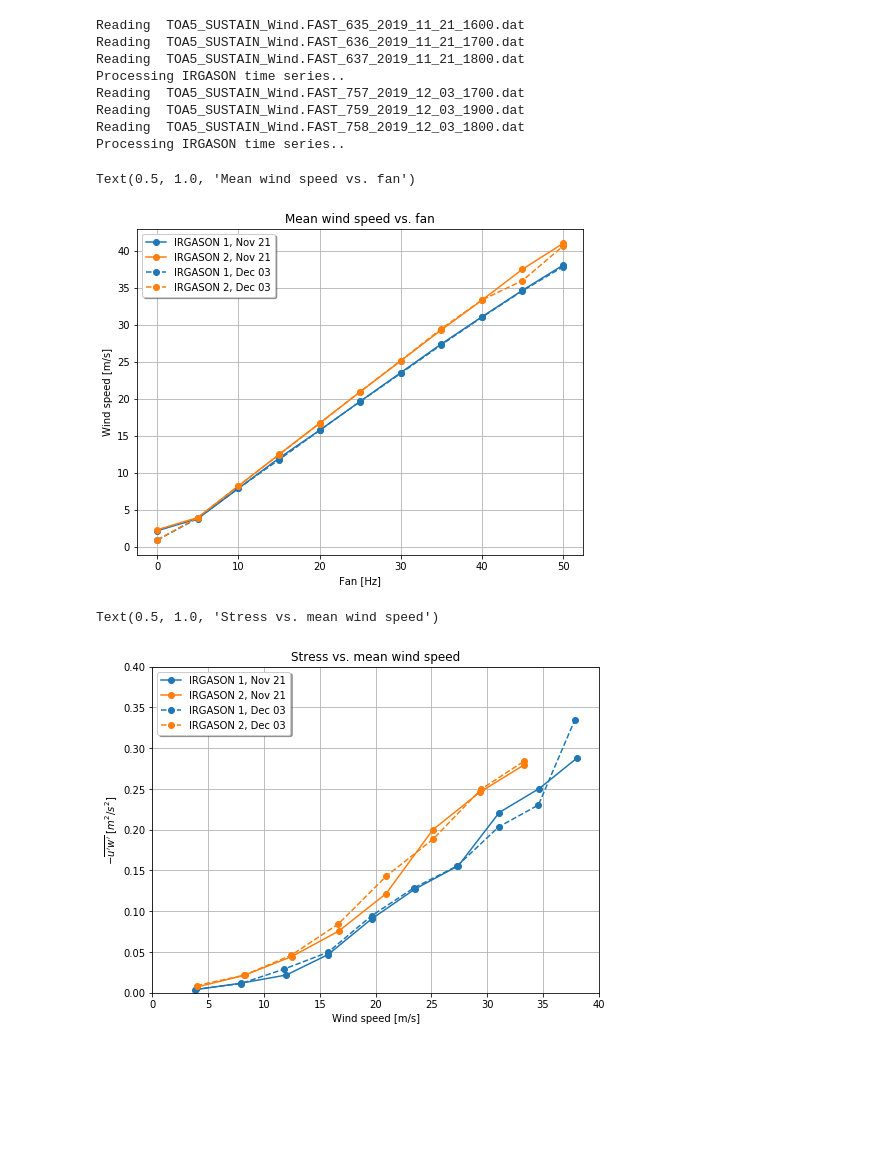
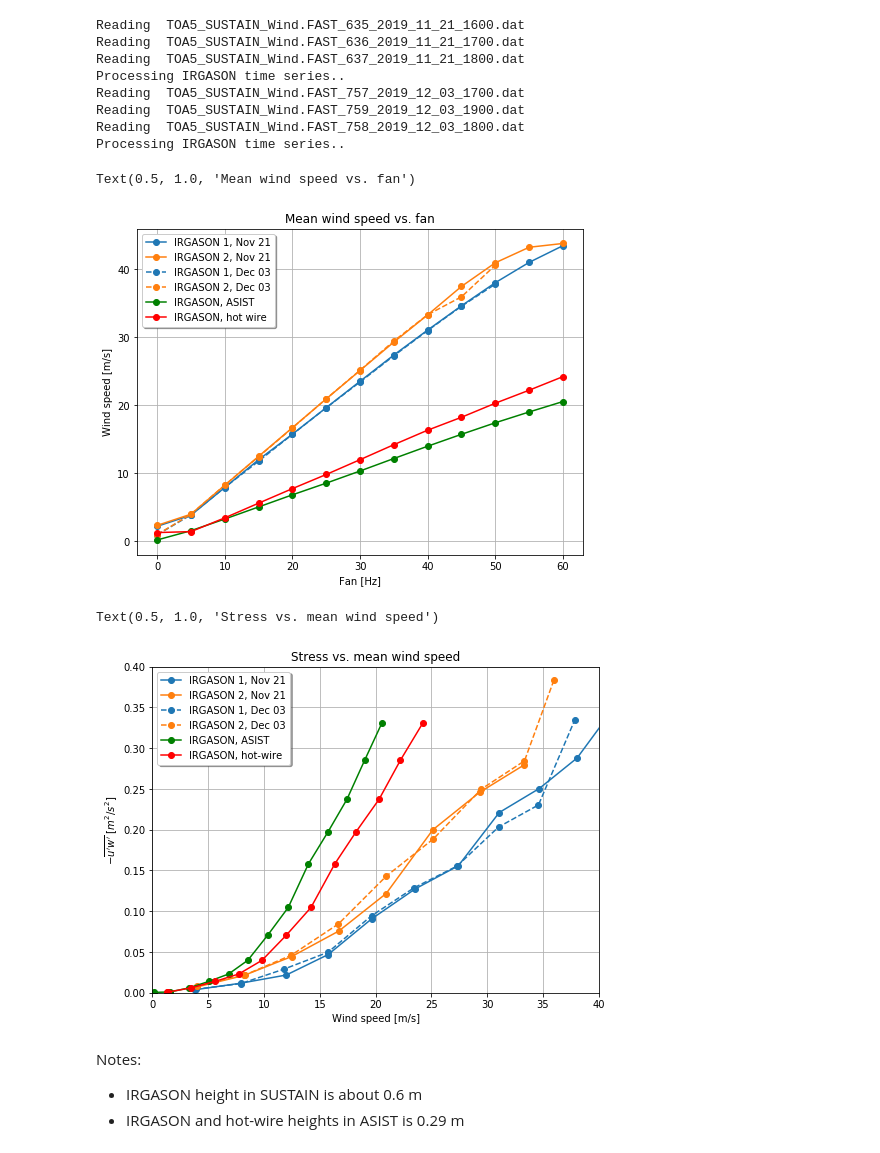
Before and after one commit to sustain-lab/sustain-drag-2020, a Jupyter notebook: irgason_stress_compare_experiments.ipynb, the cells around one changed output. Saved outputs shown, nothing was run; the diff lists cells and outputs as text; code cells hidden in the pictures; blank space fills up the shorter version.

Commit message:
add stress for ASIST for comparison

```diff
--- a/irgason_stress_compare_experiments.ipynb
+++ b/irgason_stress_compare_experiments.ipynb
@@ -39,7 +40,7 @@ def get_stress_from_irgason(irgason_files, start_time, fan):
     return U1, uw1, U2, uw2
 # %%
 # experiment parameters
-fan = range(0, 55, 5)
+fan = range(0, 65, 5)
 run_seconds = 600
 # %%
 # Experiment 2019-11-21
@@ -52,9 +53,10 @@ exp1['U1'], exp1['uw1'], exp1['U2'], exp1['uw2'] = get_stress_from_irgason(irgas
 # exclude 0 Hz data and some questionable data in high winds
 exp1['uw1'][0] = np.nan
 exp1['uw2'][0] = np.nan
-exp1['uw2'][-2:] = np.nan
+exp1['uw2'][-4:] = np.nan
+exp1['uw2'][-3:] = np.nan
 
-# Experiment 2019-11-21
+# Experiment 2019-12-03
 DATAPATH = '/home/milan/Work/sustain/data/sustain-nsf-2019/20191203'
 irgason_files = glob.glob(DATAPATH + '/TOA5_SUSTAIN_Wind.FAST*.dat')
 start_time = datetime(2019, 12, 3, 17, 30)
@@ -64,7 +66,11 @@ exp2['U1'], exp2['uw1'], exp2['U2'], exp2['uw2'] = get_stress_from_irgason(irgas
 # exclude 0 Hz data and some questionable data in high winds
 exp2['uw1'][0] = np.nan
 exp2['uw2'][0] = np.nan
-exp2['uw2'][-2:] = np.nan
+exp2['uw1'][-1:] = np.nan
+exp2['uw2'][-3:] = np.nan
+
+exp2['U1'][-2:] = np.nan
+exp2['U2'][-2:] = np.nan
 # %% [output]
 Reading  TOA5_SUSTAIN_Wind.FAST_635_2019_11_21_1600.dat
 Reading  TOA5_SUSTAIN_Wind.FAST_636_2019_11_21_1700.dat
@@ -74,26 +80,38 @@ Reading  TOA5_SUSTAIN_Wind.FAST_757_2019_12_03_1700.dat
 Reading  TOA5_SUSTAIN_Wind.FAST_759_2019_12_03_1900.dat
 Reading  TOA5_SUSTAIN_Wind.FAST_758_2019_12_03_1800.dat
 Processing IRGASON time series..
+# %%
+# load data from ASIST
+ASIST_DATA = '/home/milan/Work/sustain/data/asist-nsf-2018/nsf-drag-2018_asist-windonly-fresh.nc'
+with Dataset(ASIST_DATA) as nc:
+    U_irg_asist = nc.variables['U_irgason'][:]
+    uw_irg_asist = nc.variables['uw_irgason'][:]
+    U_hotwire_asist = nc.variables['U_hotwire'][:]
+    uw_hotwire_asist = nc.variables['uw_hotwire'][:]
 # %%
 fig = plt.figure(figsize=(8, 6))
 plt.plot(fan, exp1['U1'], linestyle='-', color='tab:blue', marker='o', label='IRGASON 1, Nov 21')
 plt.plot(fan, exp1['U2'], linestyle='-', color='tab:orange', marker='o', label='IRGASON 2, Nov 21')
 plt.plot(fan, exp2['U1'], linestyle='--', color='tab:blue', marker='o', label='IRGASON 1, Dec 03')
 plt.plot(fan, exp2['U2'], linestyle='--', color='tab:orange', marker='o', label='IRGASON 2, Dec 03')
+plt.plot(fan, U_irg_asist, linestyle='-', color='g', marker='o', label='IRGASON, ASIST')
+plt.plot(fan, U_hotwire_asist, linestyle='-', color='r', marker='o', label='IRGASON, hot wire')
 plt.legend(loc='upper left', fancybox=True, shadow=True)
 plt.grid()
 plt.xlabel('Fan [Hz]')
 plt.ylabel('Wind speed [m/s]')
 plt.title('Mean wind speed vs. fan')
 # %% [output]
 Text(0.5, 1.0, 'Mean wind speed vs. fan')
-[figure, old version]
+[figure, new version]
 # %%
 fig = plt.figure(figsize=(8, 6))
 plt.plot(exp1['U1'], exp1['uw1'], linestyle='-', color='tab:blue', marker='o', label='IRGASON 1, Nov 21')
 plt.plot(exp1['U2'], exp1['uw2'], linestyle='-', color='tab:orange', marker='o', label='IRGASON 2, Nov 21')
 plt.plot(exp2['U1'], exp2['uw1'], linestyle='--', color='tab:blue', marker='o', label='IRGASON 1, Dec 03')
 plt.plot(exp2['U2'], exp2['uw2'], linestyle='--', color='tab:orange', marker='o', label='IRGASON 2, Dec 03')
+plt.plot(U_irg_asist, -uw_irg_asist, linestyle='-', color='g', marker='o', label='IRGASON, ASIST')
+plt.plot(U_hotwire_asist, -uw_hotwire_asist, linestyle='-', color='r', marker='o', label='IRGASON, hot-wire')
 plt.legend(loc='upper left', fancybox=True, shadow=True)
 plt.grid()
 plt.xlim(0, 40)
@@ -103,4 +121,9 @@ plt.ylabel(r"$-\overline{u'w'}$ [$m^2/s^2$]")
 plt.title('Stress vs. mean wind speed')
 # %% [output]
 Text(0.5, 1.0, 'Stress vs. mean wind speed')
-[figure, old version]
+[figure, new version]
+# %% [markdown]
+Notes:
+
+* IRGASON height in SUSTAIN is about 0.6 m
+* IRGASON and hot-wire heights in ASIST is 0.29 m
```
Also changed, not shown: parts of 1 cell of this notebook, 1 other file.
